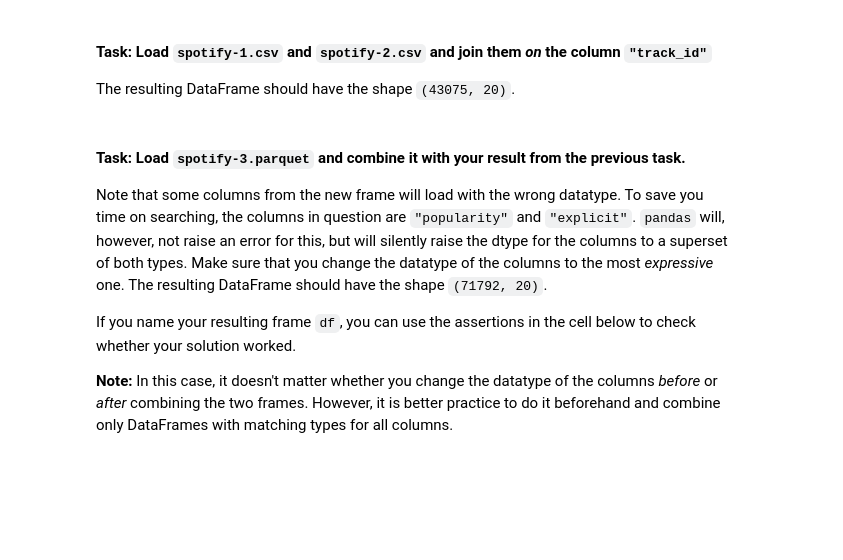
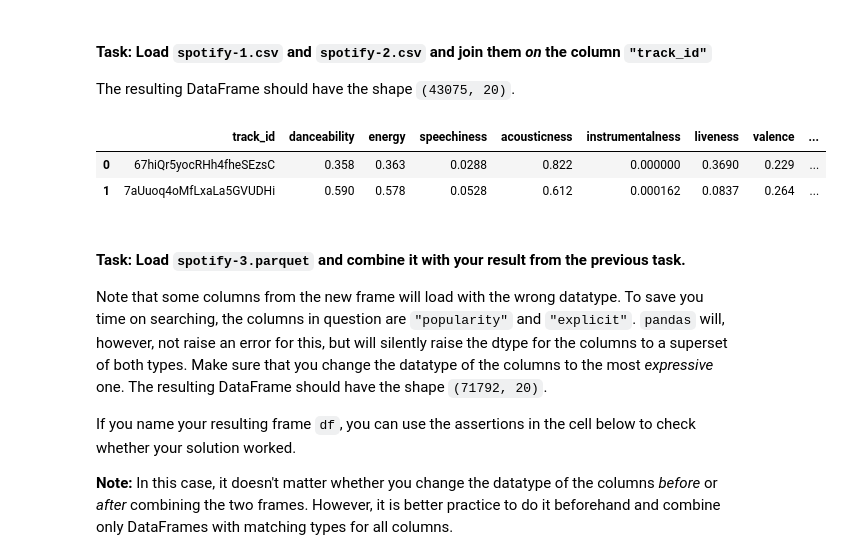
Before and after one commit to masim3/Study, a Jupyter notebook: machine_learning/tutorial/tut_2/ensembles-evaluation.ipynb, the cells around one changed output. Saved outputs shown, nothing was run; the diff lists cells and outputs as text; code cells hidden in the pictures; blank space fills up the shorter version.

```diff
--- a/machine_learning/tutorial/tut_2/ensembles-evaluation.ipynb
+++ b/machine_learning/tutorial/tut_2/ensembles-evaluation.ipynb
@@ -49,6 +49,15 @@ With this notebook, you downloaded four files: ``spotify-1.csv``, ``spotify-2.cs
 The resulting DataFrame should have the shape ``(43075, 20)``.
 # %%
 # your code here
+spotify_1 = pd.read_csv('spotify-1.csv')
+spotify_2 = pd.read_csv('spotify-2.csv')
+
+spotify_data = pd.merge(spotify_1, spotify_2, on = 'track_id', how='left')
+spotify_data.head(2)
+# %% [output]
+|  | track_id | danceability | energy | speechiness | acousticness | instrumentalness | liveness | valence | ... |
+| 0 | 67hiQr5yocRHh4fheSEzsC | 0.358 | 0.363 | 0.0288 | 0.822 | 0.000000 | 0.3690 | 0.229 | ... |
+| 1 | 7aUuoq4oMfLxaLa5GVUDHi | 0.590 | 0.578 | 0.0528 | 0.612 | 0.000162 | 0.0837 | 0.264 | ... |
 # %% [markdown]
 #### **Task: Load ``spotify-3.parquet`` and combine it with your result from the previous task.**
 
```
Also changed, not shown: parts of 5 cells of this notebook, 1 other file.
